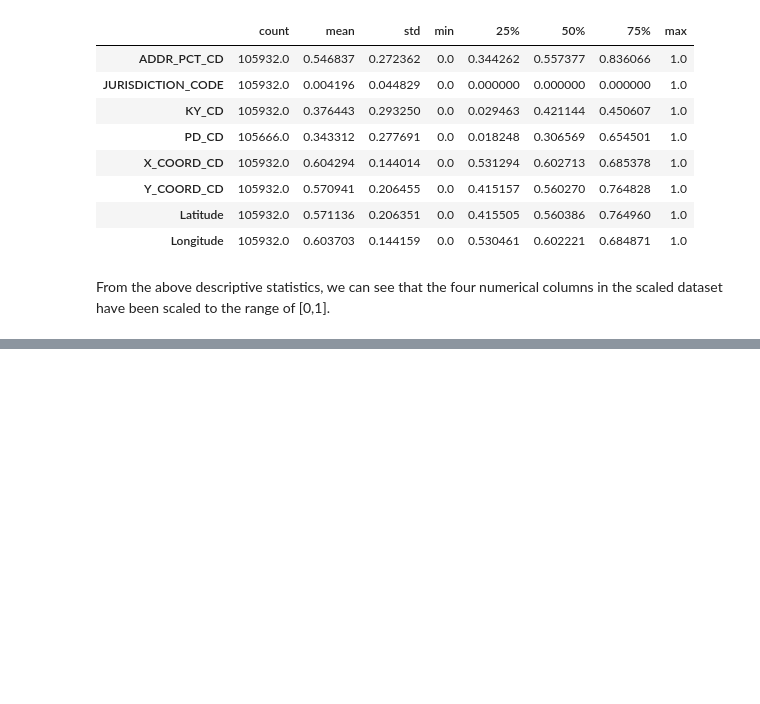
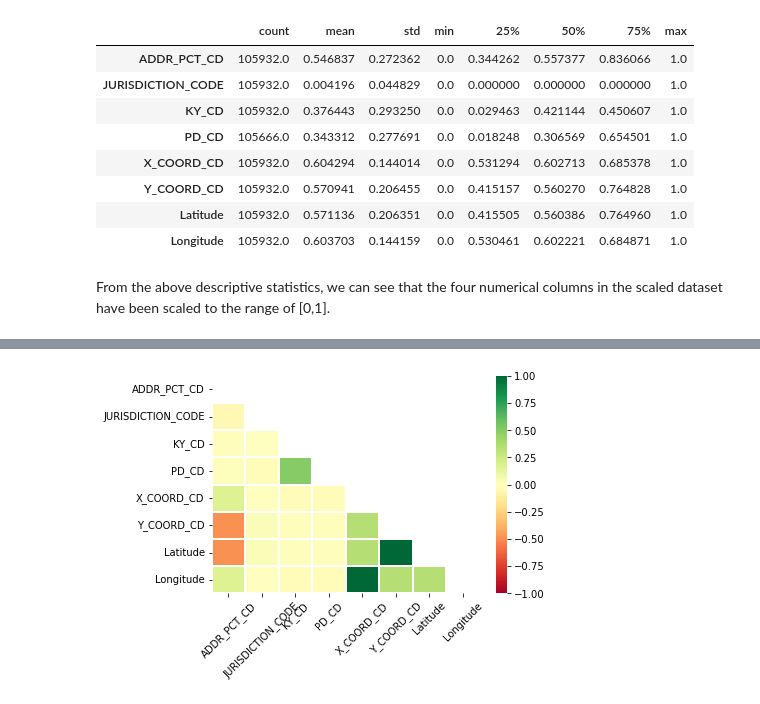
Before and after one commit to chadasravani/IST5520_Group1_NYPD_Complaint_Data, a Jupyter notebook: NYPD_Project.ipynb, the cells around one changed output, grey strips where cells are left out. Cells and saved outputs as stored; diff of their text form; code cells hidden in the pictures; blank space fills up the shorter version.

```diff
--- a/NYPD_Project.ipynb
+++ b/NYPD_Project.ipynb
@@ -316,0 +343,9 @@ From the above descriptive statistics, we can see that the four numerical column
+# %%
+mask = np.zeros_like(df.corr())
+mask[np.triu_indices_from(mask)] = True
+sns.heatmap(df.corr(), cmap='RdYlGn', vmax=1.0, vmin=-1.0 , mask = mask, linewidths=2)
+plt.yticks(rotation=0)
+plt.xticks(rotation=45)
+plt.savefig('correlation_heatmap.png',dpi=500,bbox_inches='tight')
+# %% [output]
+[figure, added]
```
Also changed, not shown: parts of 10 cells of this notebook.
